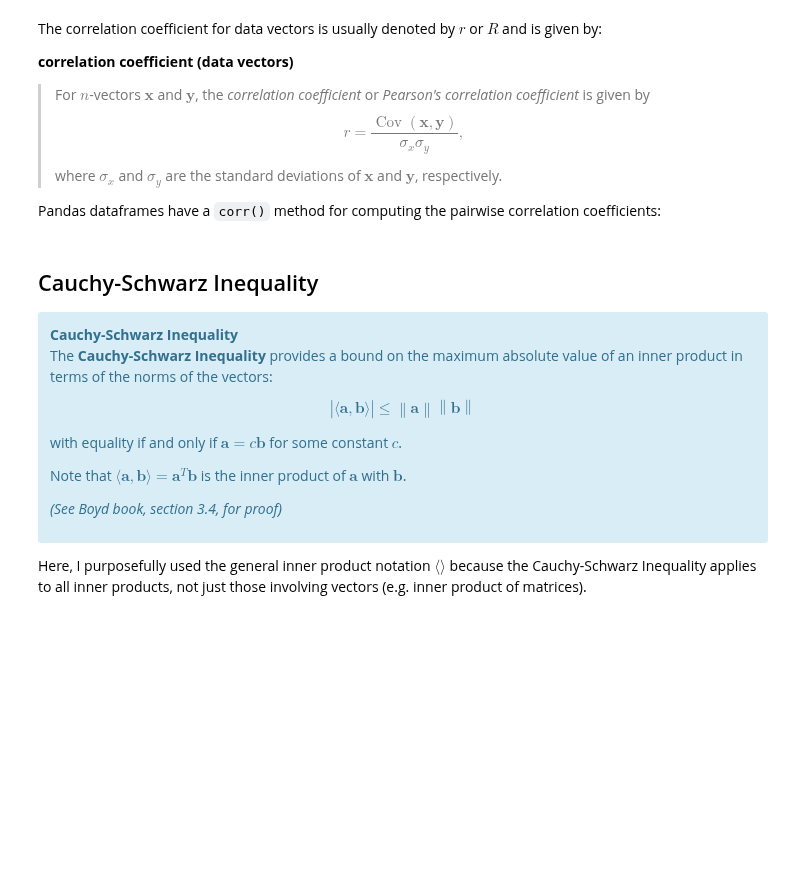
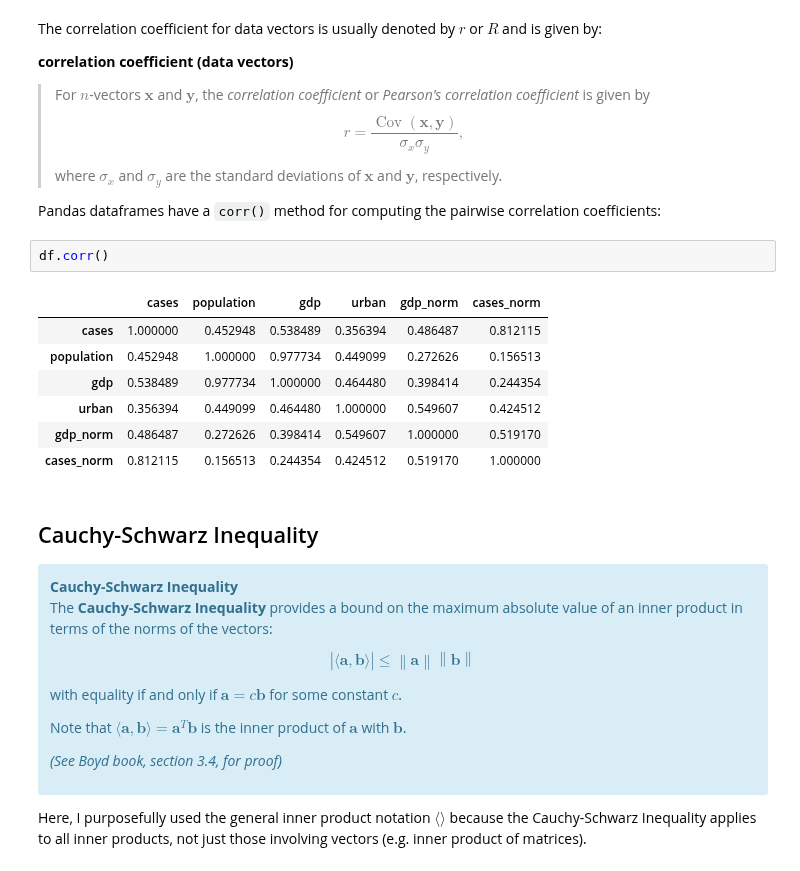
Before and after one commit to tyler-ruble/eel3850S25, a Jupyter notebook: lectures/lecture11-Vectors operations and correlation/Lecture11-Vector-Stats-Cor-in-class-edits.ipynb, the cells around one changed output. Cells and saved outputs as stored; diff of their text form; blank space fills up the shorter version.

```diff
--- a/lectures/lecture11-Vectors operations and correlation/Lecture11-Vector-Stats-Cor-in-class-edits.ipynb
+++ b/lectures/lecture11-Vectors operations and correlation/Lecture11-Vector-Stats-Cor-in-class-edits.ipynb
@@ -624,6 +632,16 @@ The correlation coefficient for data vectors is usually denoted by $r$ or $R$ an
 >   where $\sigma_x$ and $\sigma_y$ are the standard deviations of $\mathbf{x}$ and $\mathbf{y}$, respectively.
 
 Pandas dataframes have a `corr()` method for computing the pairwise correlation coefficients:
+# %%
+df.corr()
+# %% [output]
+|  | cases | population | gdp | urban | gdp_norm | cases_norm |
+| cases | 1.000000 | 0.452948 | 0.538489 | 0.356394 | 0.486487 | 0.812115 |
+| population | 0.452948 | 1.000000 | 0.977734 | 0.449099 | 0.272626 | 0.156513 |
+| gdp | 0.538489 | 0.977734 | 1.000000 | 0.464480 | 0.398414 | 0.244354 |
+| urban | 0.356394 | 0.449099 | 0.464480 | 1.000000 | 0.549607 | 0.424512 |
+| gdp_norm | 0.486487 | 0.272626 | 0.398414 | 0.549607 | 1.000000 | 0.519170 |
+| cases_norm | 0.812115 | 0.156513 | 0.244354 | 0.424512 | 0.519170 | 1.000000 |
 # %% [markdown]
 ## Cauchy-Schwarz Inequality
 
```
Also changed, not shown: parts of 1 cell of this notebook.
